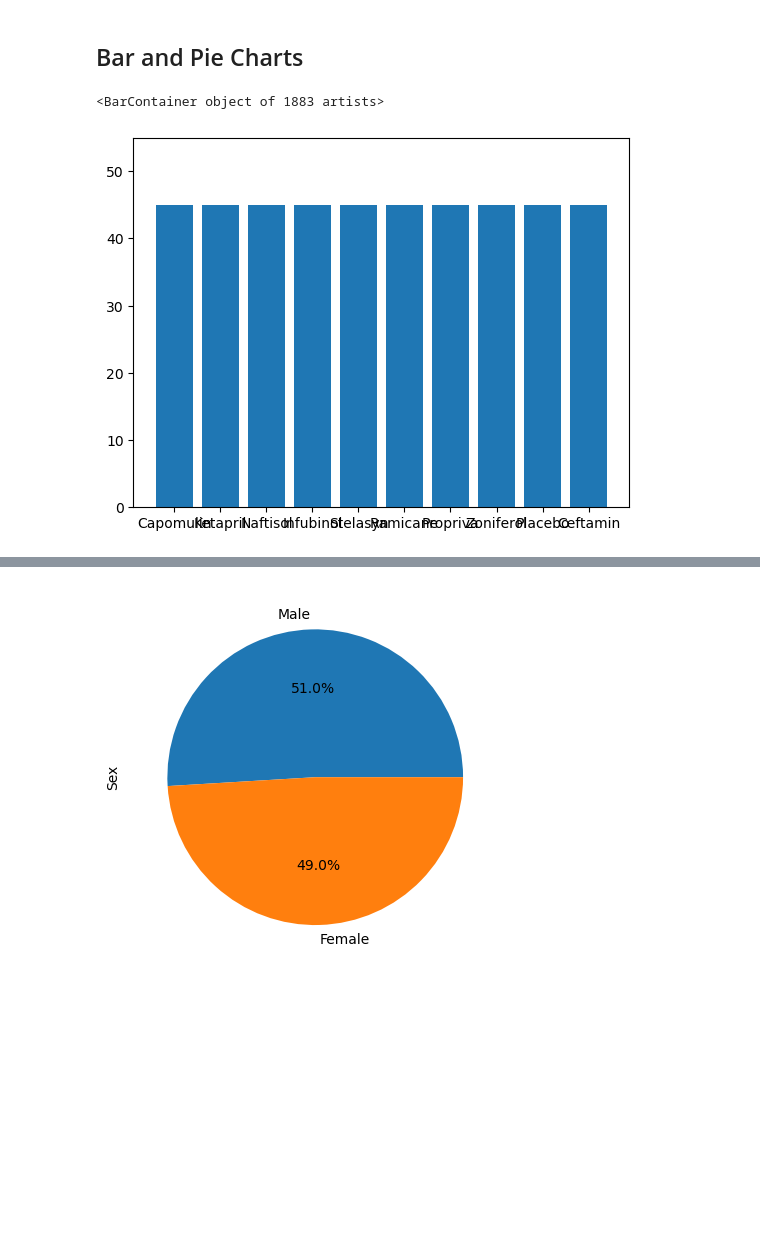
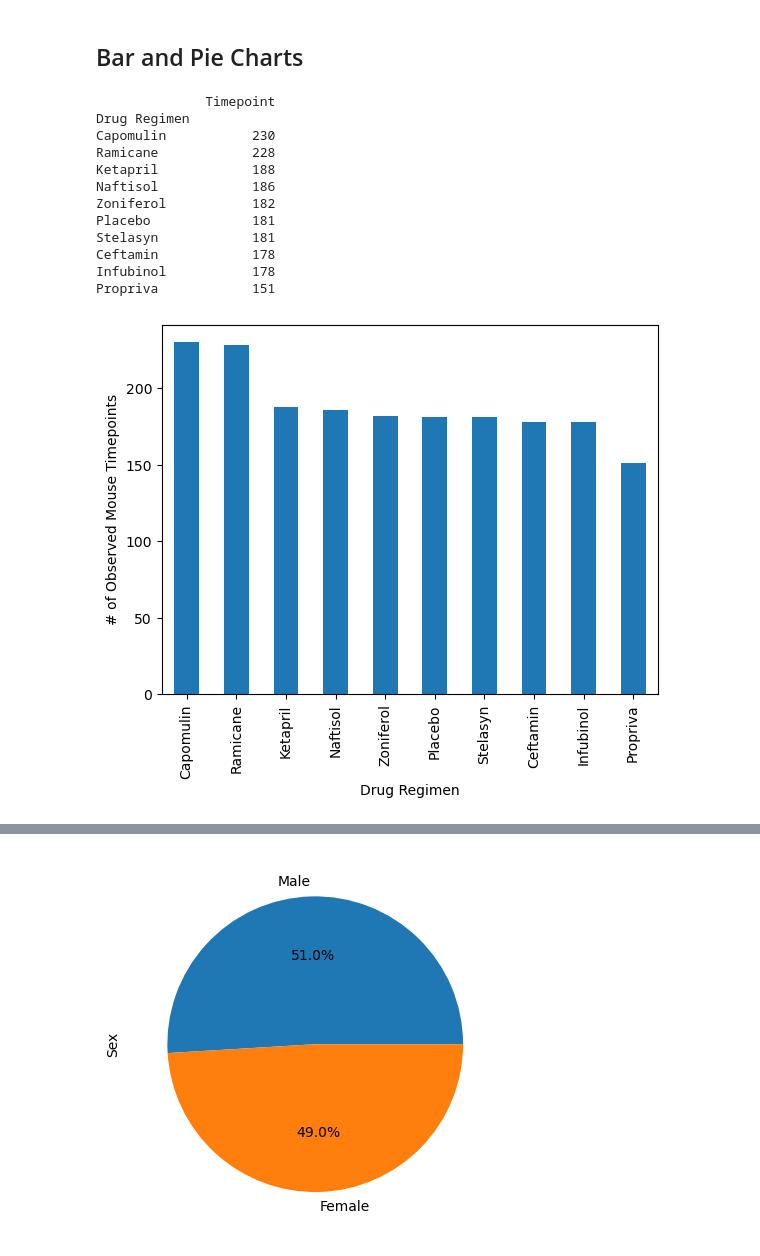
Before and after one commit to Evdawg/data-viz-challenge, a Jupyter notebook: Starter_Code/Pymaceuticals/solution_pymaceuticals.ipynb, the cells around one changed output, grey strips where cells are left out. Cells and saved outputs as stored; diff of their text form; code cells hidden in the pictures; blank space fills up the shorter version.

Commit message:
5/1/2023: Completed bar charts.

```diff
--- a/Starter_Code/Pymaceuticals/solution_pymaceuticals.ipynb
+++ b/Starter_Code/Pymaceuticals/solution_pymaceuticals.ipynb
@@ -161,14 +161,24 @@ summary_df
 # %%
 # Generate a bar plot showing the total number of rows (Mouse ID/Timepoints) for each drug regimen using Pandas.
 
-# x_bar = cleaned_fulldata_df['Drug Regimen'].to_list()
-# y_bar = cleaned_fulldata_df['Timepoint'].to_list()
-# drugs_bar_plot = plt.bar(x_bar, y_bar)
-# plt.ylim(0, max(cleaned_fulldata_df['Timepoint'])+10)
+drugs_timepoints = cleaned_fulldata_df[['Drug Regimen', 'Timepoint']].set_index('Drug Regimen').groupby('Drug Regimen').count().sort_values(by= 'Timepoint', ascending= False)
+print(drugs_timepoints)
 
-# drugs_bar_plot
+drugs_timepoints.plot(kind= 'bar', legend= False, xlabel= 'Drug Regimen', ylabel= '# of Observed Mouse Timepoints')
+plt.show()
 # %% [output]
-<BarContainer object of 1883 artists>
+              Timepoint
+Drug Regimen
+Capomulin           230
+Ramicane            228
+Ketapril            188
+Naftisol            186
+Zoniferol           182
+Placebo             181
+Stelasyn            181
+Ceftamin            178
+Infubinol           178
+Propriva            151
-[figure, old version]
+[figure, new version]
 # %%
 # Generate a bar plot showing the total number of rows (Mouse ID/Timepoints) for each drug regimen using pyplot.
```
Also changed, not shown: parts of 2 cells of this notebook.
